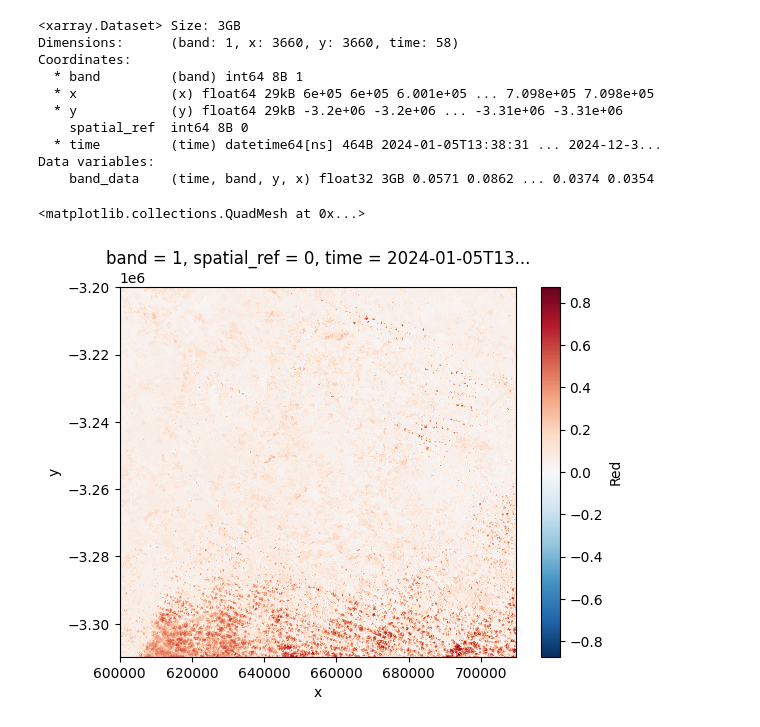
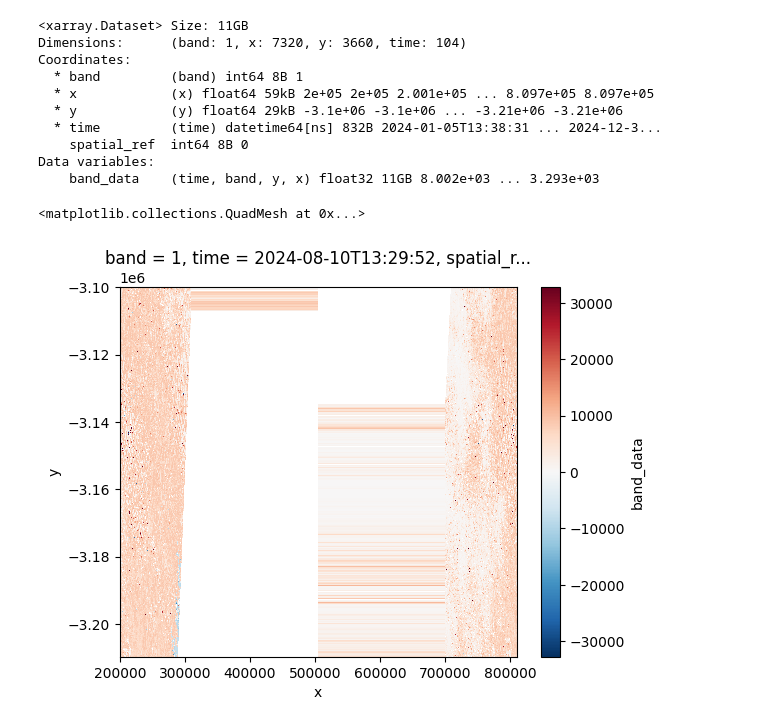
Before and after one commit to GSansigolo/simplecube, a Jupyter notebook: notebooks/simplecube-hls-cube.ipynb, the cells around one changed output. Drawn from its saved outputs; the diff is of its cells as text; code cells hidden in the pictures.

```diff
--- a/notebooks/simplecube-hls-cube.ipynb
+++ b/notebooks/simplecube-hls-cube.ipynb
@@ -31,27 +31,27 @@ import os
 path_dir = os.path.abspath("")
 # %%
 cube = hls_simple_cube(
-    data_dir=os.path.join(path_dir,'S30/B04/')
+    data_dir=os.path.join(path_dir,'T22JBP/')
 )
 
 cube
 # %% [output]
-<xarray.Dataset> Size: 3GB
-Dimensions:      (band: 1, x: 3660, y: 3660, time: 58)
+<xarray.Dataset> Size: 11GB
+Dimensions:      (band: 1, x: 7320, y: 3660, time: 104)
 Coordinates:
   * band         (band) int64 8B 1
-  * x            (x) float64 29kB 6e+05 6e+05 6.001e+05 ... 7.098e+05 7.098e+05
-  * y            (y) float64 29kB -3.2e+06 -3.2e+06 ... -3.31e+06 -3.31e+06
+  * x            (x) float64 59kB 2e+05 2e+05 2.001e+05 ... 8.097e+05 8.097e+05
+  * y            (y) float64 29kB -3.1e+06 -3.1e+06 ... -3.21e+06 -3.21e+06
+  * time         (time) datetime64[ns] 832B 2024-01-05T13:38:31 ... 2024-12-3...
     spatial_ref  int64 8B 0
-  * time         (time) datetime64[ns] 464B 2024-01-05T13:38:31 ... 2024-12-3...
 Data variables:
-    band_data    (time, band, y, x) float32 3GB 0.0571 0.0862 ... 0.0374 0.0354
+    band_data    (time, band, y, x) float32 11GB 8.002e+03 ... 3.293e+03
 # %%
 import matplotlib.pyplot as plt
 # %%
-cube_2d = cube['band_data'].sel(time='2024-01-05T13:38:31.000000000')
+cube_2d = cube['band_data'].sel(time='2024-08-10T13:29:52.000000000')
 
 cube_2d.plot()
 # %% [output]
 <matplotlib.collections.QuadMesh at 0x...>
-[figure, old version]
+[figure, new version]
```
Also changed, not shown: 5 other files.
